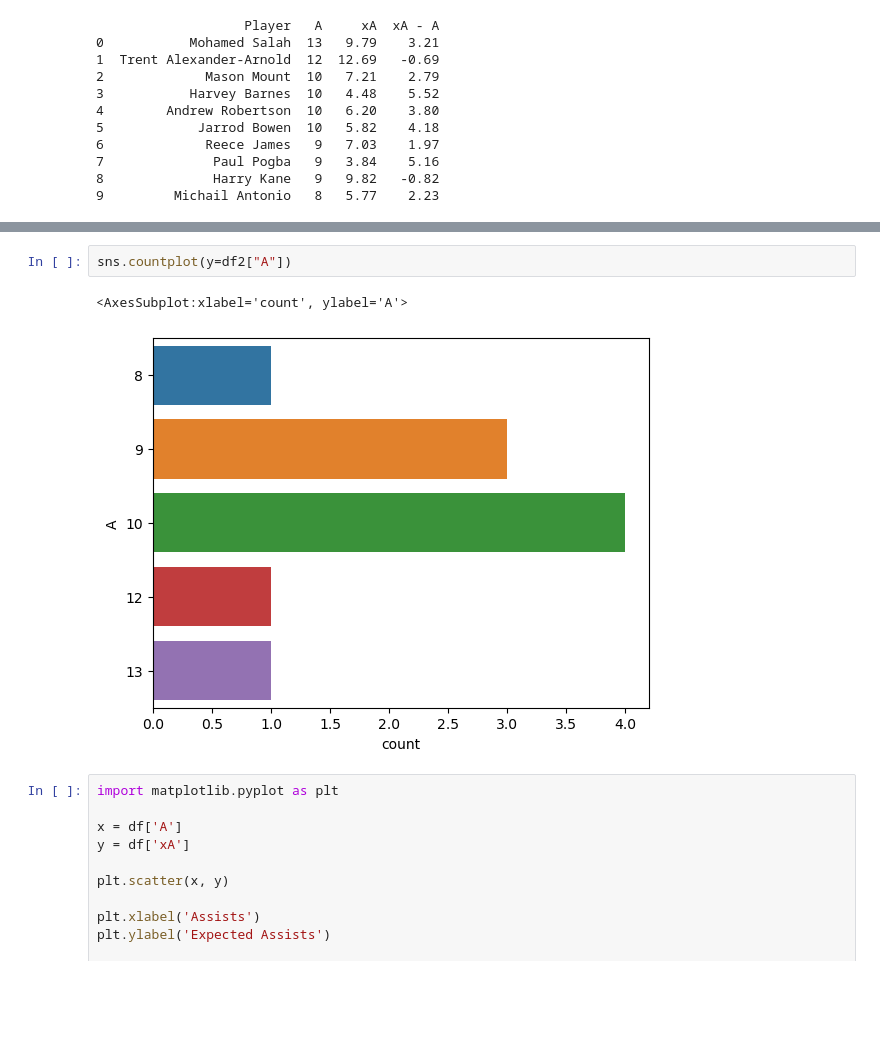
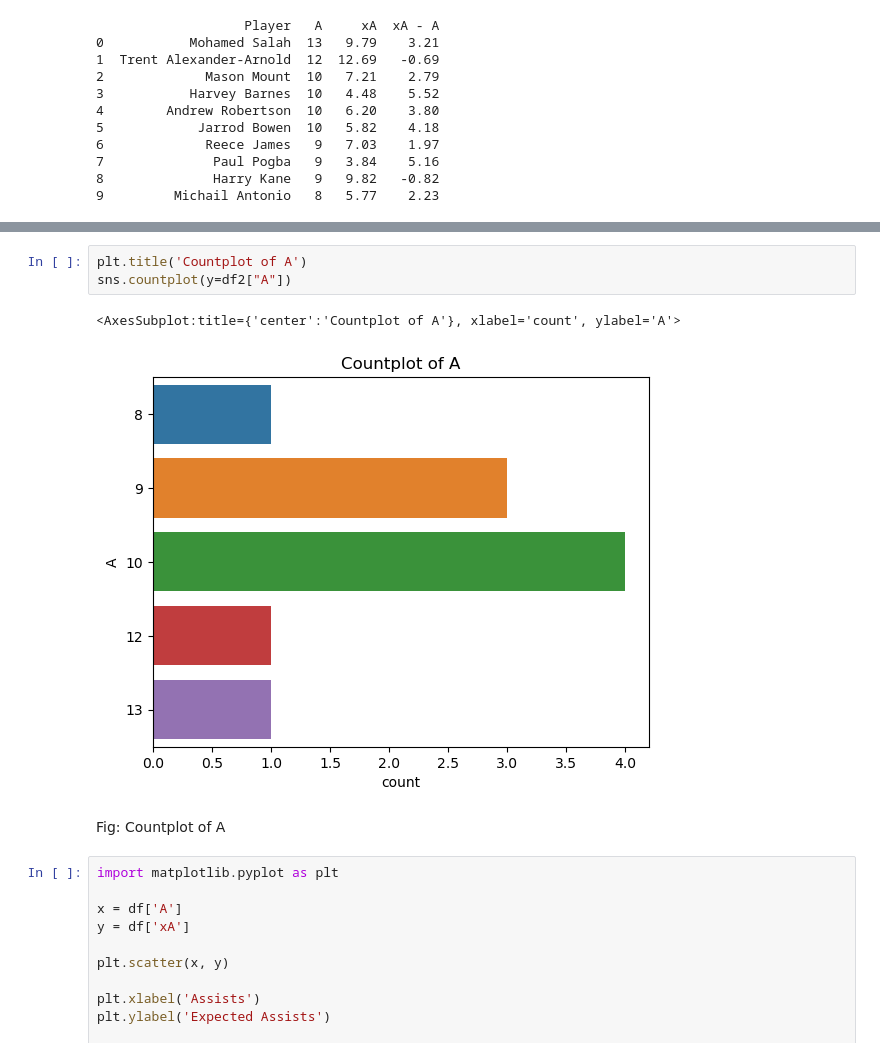
Before and after one commit to ubco-W2022T2-data301/group26, a Jupyter notebook: analysis/analysisImtiaz.ipynb, the cells around one changed output, grey strips where cells are left out. Saved outputs shown, nothing was run; the diff lists cells and outputs as text; blank space fills up the shorter version.

```diff
--- a/analysis/analysisImtiaz.ipynb
+++ b/analysis/analysisImtiaz.ipynb
@@ -167,8 +179,11 @@ sns.countplot(x=df2["xA"])
 # %%
+plt.title('Countplot of A')
 sns.countplot(y=df2["A"])
 # %% [output]
-<AxesSubplot:xlabel='count', ylabel='A'>
+<AxesSubplot:title={'center':'Countplot of A'}, xlabel='count', ylabel='A'>
-[figure, old version]
+[figure, new version]
+# %% [markdown]
+Fig: Countplot of A
 # %%
 import matplotlib.pyplot as plt
 
```
Also changed, not shown: parts of 23 cells of this notebook, 1 other file.
